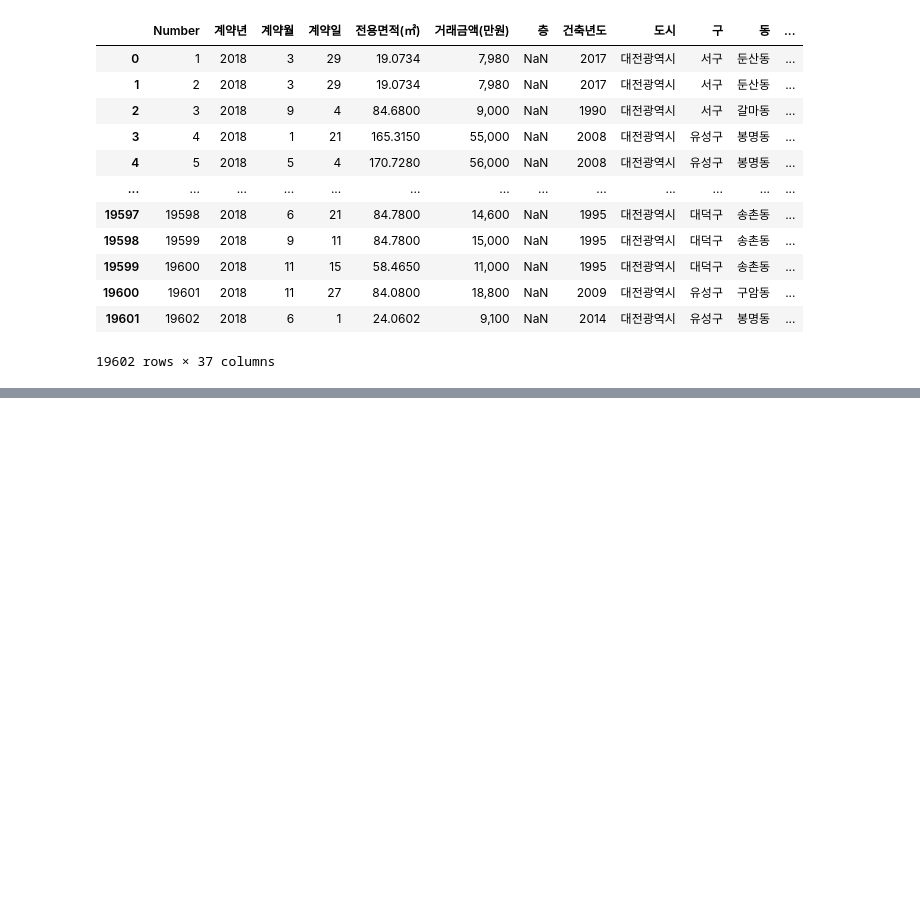
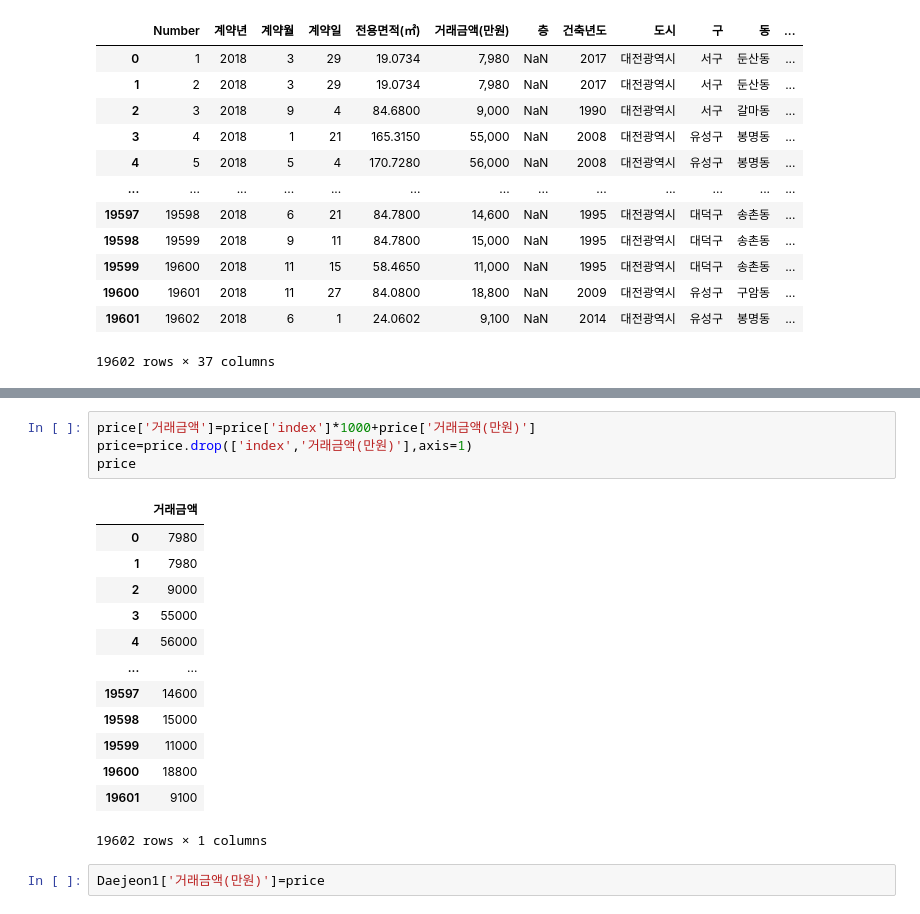
Before and after one commit to Ash-Stat/An-Si-Hyun, a Jupyter notebook: greenindex.ipynb, the cells around one changed output, grey strips where cells are left out. Cells and saved outputs as stored; diff of their text form; blank space fills up the shorter version.

```diff
--- a/greenindex.ipynb
+++ b/greenindex.ipynb
@@ -135,0 +169,20 @@ Index(['거래금액(만원)'], dtype='object')
+# %%
+price['거래금액']=price['index']*1000+price['거래금액(만원)']
+price=price.drop(['index','거래금액(만원)'],axis=1)
+price
+# %% [output]
+|  | 거래금액 |
+| 0 | 7980 |
+| 1 | 7980 |
+| 2 | 9000 |
+| 3 | 55000 |
+| 4 | 56000 |
+| ... | ... |
+| 19597 | 14600 |
+| 19598 | 15000 |
+| 19599 | 11000 |
+| 19600 | 18800 |
+| 19601 | 9100 |
+19602 rows × 1 columns
+# %%
+Daejeon1['거래금액(만원)']=price
```
Also changed, not shown: parts of 9 cells of this notebook.
